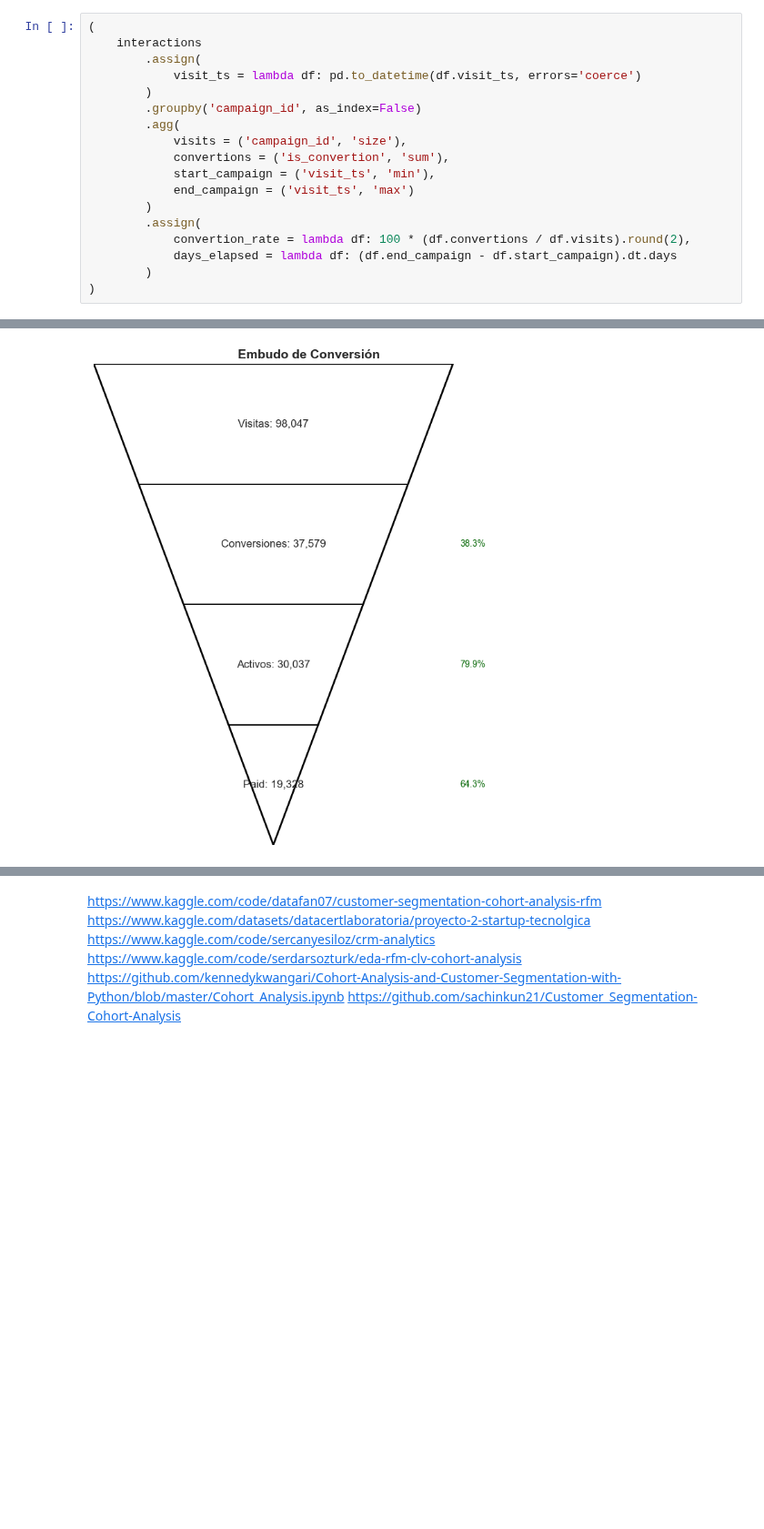
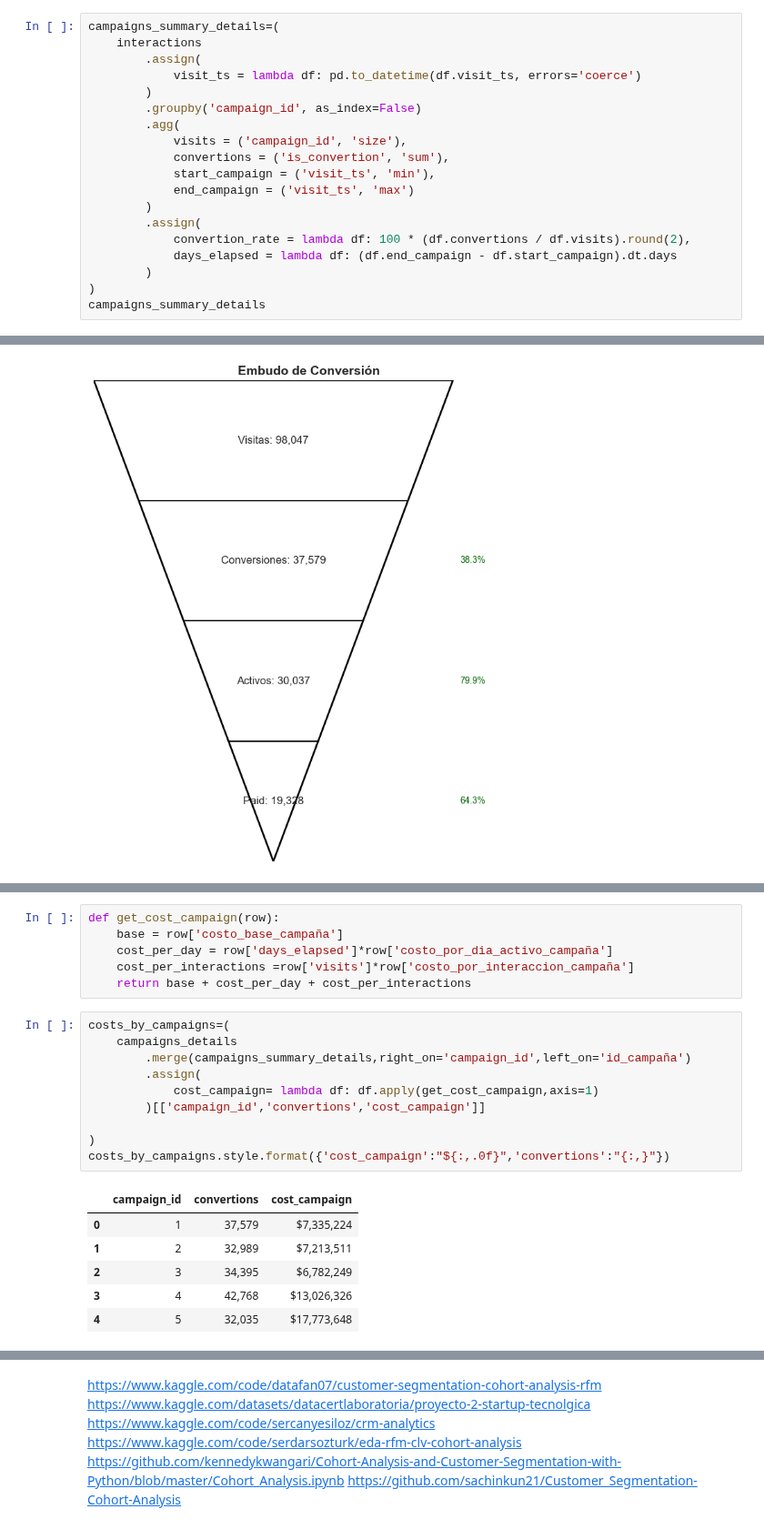
Before and after one commit to zyntonyson/bootcamp_ds_da, a Jupyter notebook: 09-da-analisis-negocio/19-Cohortes_Economia.ipynb, the cells around one changed output, grey strips where cells are left out. Shown at 91% size. Saved outputs shown, nothing was run; the diff lists cells and outputs as text; blank space fills up the shorter version.

```diff
--- a/09-da-analisis-negocio/19-Cohortes_Economia.ipynb
+++ b/09-da-analisis-negocio/19-Cohortes_Economia.ipynb
@@ -311,5 +278,5 @@ memory usage: 412.0+ bytes
 # %%
-(
+campaigns_summary_details=(
     interactions
         .assign(
             visit_ts = lambda df: pd.to_datetime(df.visit_ts, errors='coerce')
@@ -326,6 +293,7 @@ memory usage: 412.0+ bytes
             days_elapsed = lambda df: (df.end_campaign - df.start_campaign).dt.days
         )
 )
+campaigns_summary_details
 # %% [output]
 |  | campaign_id | visits | convertions | start_campaign | end_campaign | convertion_rate | days_elapsed |
 | 0 | 1 | 98047 | 37579 | 2025-02-16 00:01:29 | 2025-06-15 23:57:34 | 38.0 | 119 |
@@ -821,0 +800,23 @@ print(f"Relación LTV / CAC: {ratio:.2f}")
+# %%
+def get_cost_campaign(row):
+    base = row['costo_base_campaña']
+    cost_per_day = row['days_elapsed']*row['costo_por_dia_activo_campaña']
+    cost_per_interactions =row['visits']*row['costo_por_interaccion_campaña']
+    return base + cost_per_day + cost_per_interactions
+# %%
+costs_by_campaigns=(
+    campaigns_details
+        .merge(campaigns_summary_details,right_on='campaign_id',left_on='id_campaña')
+        .assign(
+            cost_campaign= lambda df: df.apply(get_cost_campaign,axis=1)
+        )[['campaign_id','convertions','cost_campaign']]
+
+)
+costs_by_campaigns.style.format({'cost_campaign':"${:,.0f}",'convertions':"{:,}"})
+# %% [output]
+|  | campaign_id | convertions | cost_campaign |
+| 0 | 1 | 37,579 | $7,335,224 |
+| 1 | 2 | 32,989 | $7,213,511 |
+| 2 | 3 | 34,395 | $6,782,249 |
+| 3 | 4 | 42,768 | $13,026,326 |
+| 4 | 5 | 32,035 | $17,773,648 |
```
Also changed, not shown: parts of 21 cells of this notebook.
